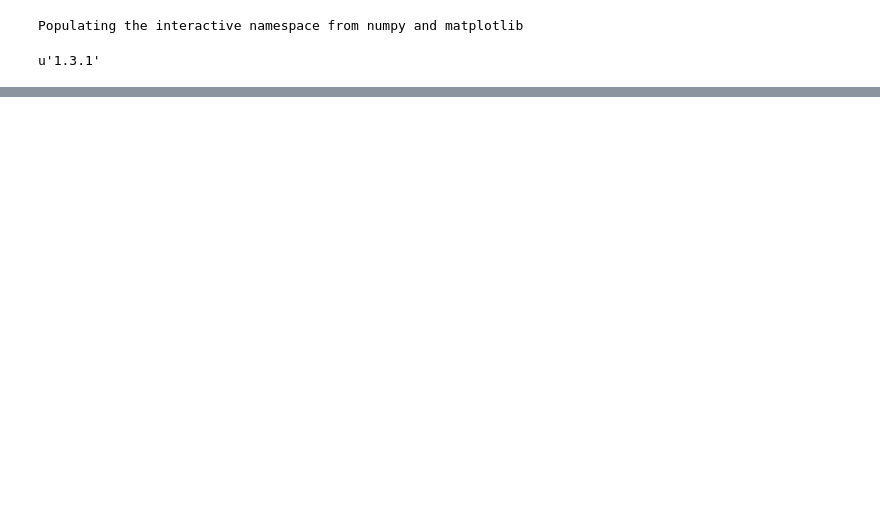
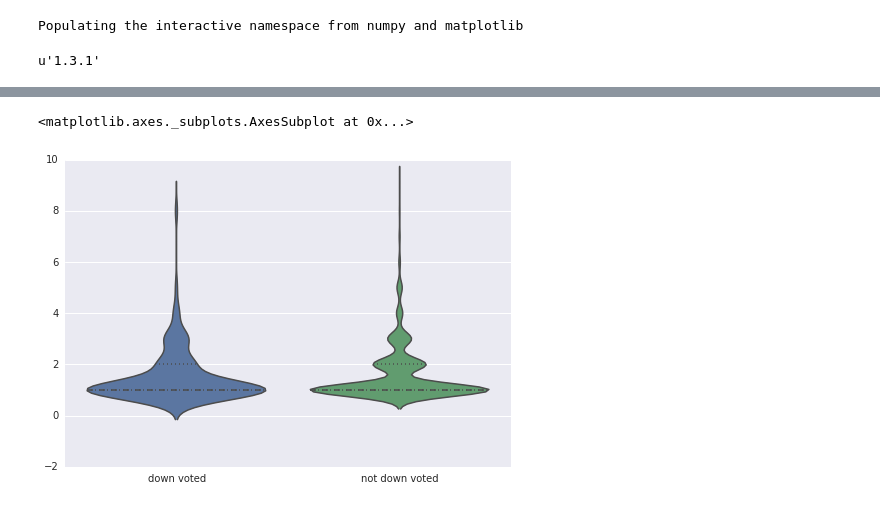
Before and after one commit to godatadriven/hadoop-ds-workshop, a Jupyter notebook: exploration/plots.ipynb, the cells around one changed output, grey strips where cells are left out. Saved outputs shown, nothing was run; the diff lists cells and outputs as text; code cells hidden in the pictures; blank space fills up the shorter version.

```diff
--- a/exploration/plots.ipynb
+++ b/exploration/plots.ipynb
@@ -211,0 +208,9 @@ CreationDate         Id   Score PostId VoteTypeId Cnt MaxDate
+# %%
+sns.violinplot([
+        df[df.DownMod > 0].Y_UpMod.dropna(),
+        df[df.DownMod.isnull()].Y_UpMod.dropna()
+        ],
+        names=["down voted", "not down voted"])
+# %% [output]
+<matplotlib.axes._subplots.AxesSubplot at 0x...>
+[figure, added]
```
Also changed, not shown: parts of 35 cells of this notebook.
